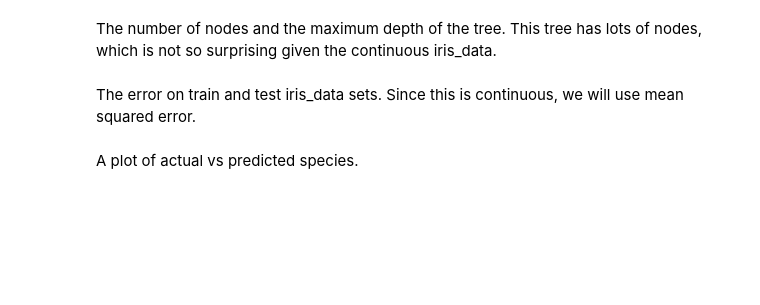
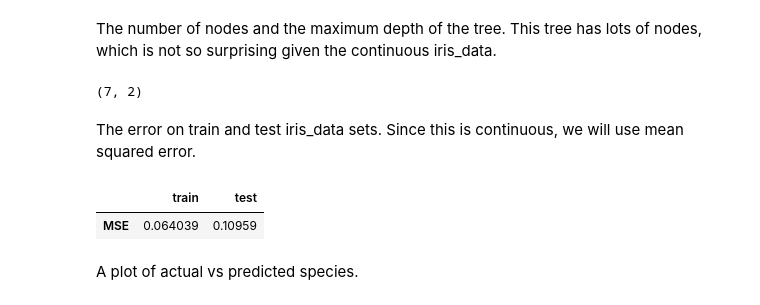
Before and after one commit to MosheMann5750/ML, a Jupyter notebook: Solutions/Week8_Decision_Trees_HW.ipynb, the cells around one changed output. Cells and saved outputs as stored; diff of their text form; code cells hidden in the pictures; blank space fills up the shorter version.

```diff
--- a/Solutions/Week8_Decision_Trees_HW.ipynb
+++ b/Solutions/Week8_Decision_Trees_HW.ipynb
@@ -592,0 +594,9 @@ train_test_gr_error
+# %%
+feature_cols = [x for x in iris_data.columns if x != 'sepal_width']
+
+# Create the data sets
+X_train = iris_data.loc[train_idx, feature_cols]
+y_train = iris_data.loc[train_idx, 'sepal_width']
+
+X_test = iris_data.loc[test_idx, feature_cols]
+y_test = iris_data.loc[test_idx, 'sepal_width']
@@ -593,6 +617,24 @@ train_test_gr_error
 # %% [markdown]
 The number of nodes and the maximum depth of the tree. This tree has lots of nodes, which is not so surprising given the continuous iris_data.
+# %%
+GR_sepal_width.best_estimator_.tree_.node_count, GR_sepal_width.best_estimator_.tree_.max_depth
+# %% [output]
+(7, 2)
 # %% [markdown]
 The error on train and test iris_data sets. Since this is continuous, we will use mean squared error.
+# %%
+from sklearn.metrics import mean_squared_error
+
+y_train_pred_gr_sepal_width = GR_sepal_width.predict(X_train)
+y_test_pred_gr_sepal_width  = GR_sepal_width.predict(X_test)
+
+train_test_gr_sepal_width_error = pd.Series({'train': mean_squared_error(y_train, y_train_pred_gr_sepal_width),
+                                         'test':  mean_squared_error(y_test, y_test_pred_gr_sepal_width)},
+                                          name='MSE').to_frame().T
+
+train_test_gr_sepal_width_error
+# %% [output]
+|  | train | test |
+| MSE | 0.064039 | 0.10959 |
 # %% [markdown]
 A plot of actual vs predicted species.
```
Also changed, not shown: parts of 4 cells of this notebook.
